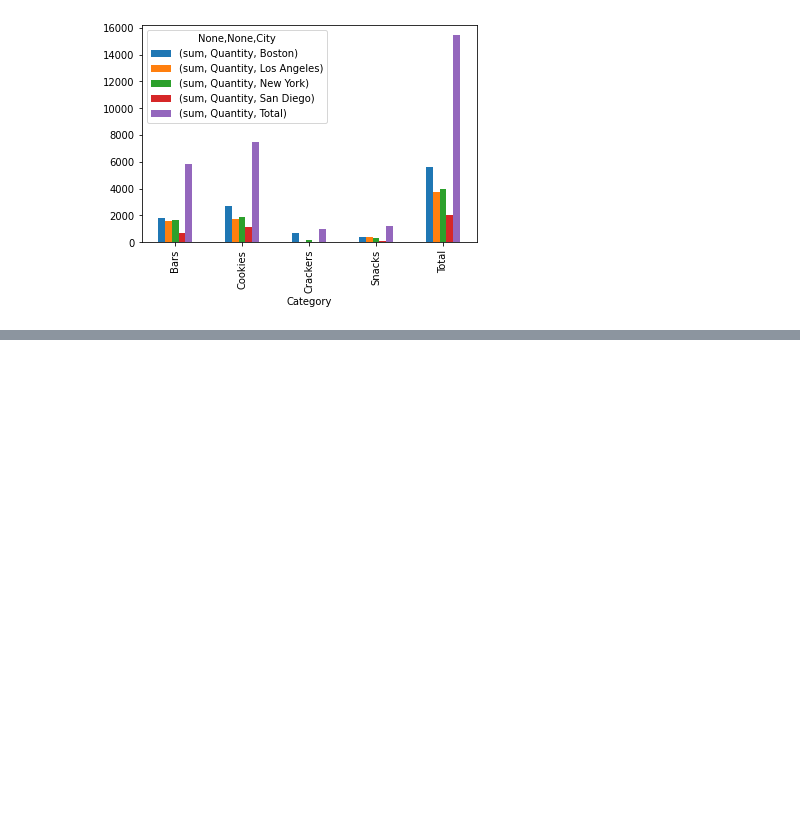
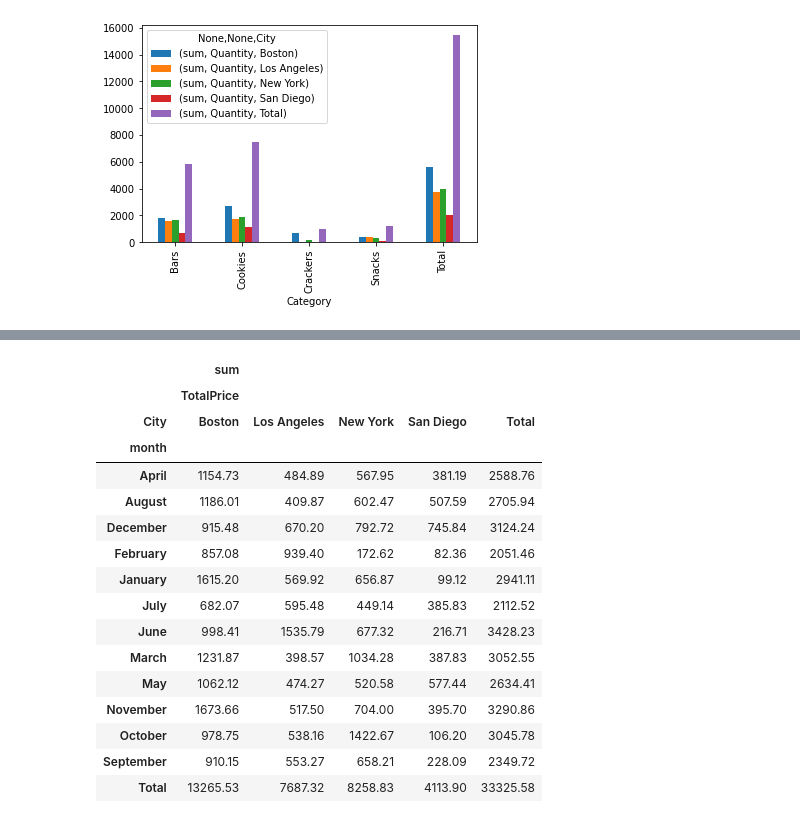
Before and after one commit to sledhead/python_core_test, a Jupyter notebook: excel_test.ipynb, the cells around one changed output, grey strips where cells are left out. Saved outputs shown, nothing was run; the diff lists cells and outputs as text; code cells hidden in the pictures; blank space fills up the shorter version.

Commit message:
pandas pivot table transform

```diff
--- a/excel_test.ipynb
+++ b/excel_test.ipynb
@@ -297,0 +316,2 @@ save2_table.plot(kind='bar')
+# %%
+df_month = df.assign(month = df['OrderDate'].transform( lambda x: x.strftime("%B") ) )
@@ -297,0 +346,20 @@ save2_table.plot(kind='bar')
+# %%
+df_month.pivot_table(index=['month'],columns='City',values=['TotalPrice'], aggfunc=['sum'], fill_value=0, margins=True, margins_name="Total")
+# %% [output]
+|  | sum |  |  |  |  |
+|  | TotalPrice |  |  |  |  |
+| City | Boston | Los Angeles | New York | San Diego | Total |
+| month |  |  |  |  |  |
+| April | 1154.73 | 484.89 | 567.95 | 381.19 | 2588.76 |
+| August | 1186.01 | 409.87 | 602.47 | 507.59 | 2705.94 |
+| December | 915.48 | 670.20 | 792.72 | 745.84 | 3124.24 |
+| February | 857.08 | 939.40 | 172.62 | 82.36 | 2051.46 |
+| January | 1615.20 | 569.92 | 656.87 | 99.12 | 2941.11 |
+| July | 682.07 | 595.48 | 449.14 | 385.83 | 2112.52 |
+| June | 998.41 | 1535.79 | 677.32 | 216.71 | 3428.23 |
+| March | 1231.87 | 398.57 | 1034.28 | 387.83 | 3052.55 |
+| May | 1062.12 | 474.27 | 520.58 | 577.44 | 2634.41 |
+| November | 1673.66 | 517.50 | 704.00 | 395.70 | 3290.86 |
+| October | 978.75 | 538.16 | 1422.67 | 106.20 | 3045.78 |
+| September | 910.15 | 553.27 | 658.21 | 228.09 | 2349.72 |
+| Total | 13265.53 | 7687.32 | 8258.83 | 4113.90 | 33325.58 |
```
Also changed, not shown: parts of 4 cells of this notebook.
